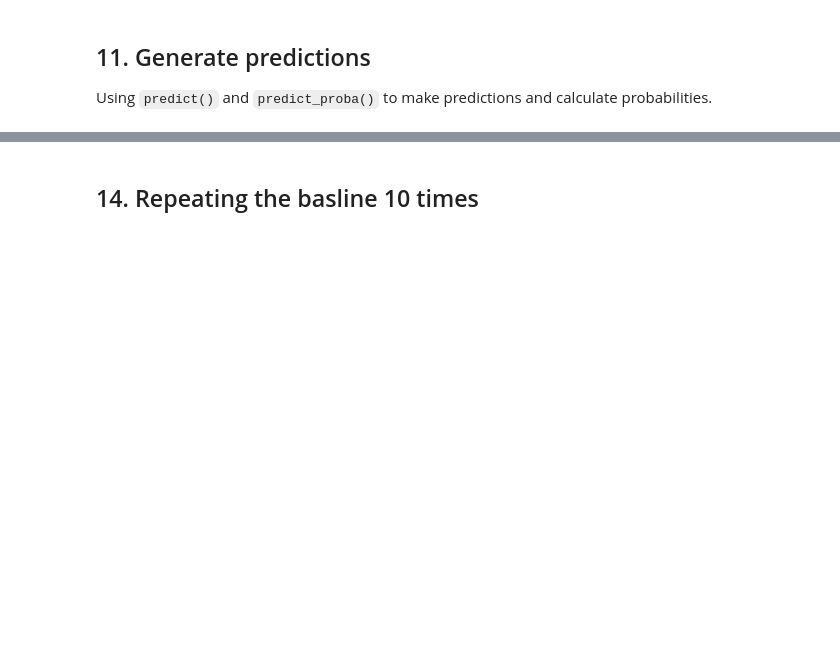
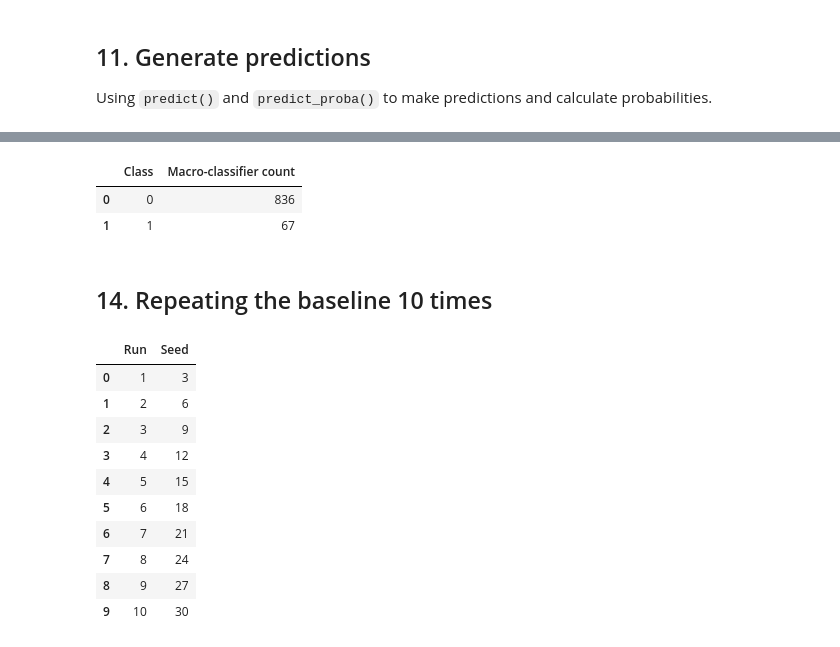
Before and after one commit to fatehbhular/Heart-Disease-Prediction-Model, a Jupyter notebook: notebooks/Task_2_Original_eLCS_Baseline.ipynb, the cells around one changed output, grey strips where cells are left out. Cells and saved outputs as stored; diff of their text form; code cells hidden in the pictures; blank space fills up the shorter version.

Commit message:
fix: Baseline Experiment code completed, needs final check.

```diff
--- a/notebooks/Task_2_Original_eLCS_Baseline.ipynb
+++ b/notebooks/Task_2_Original_eLCS_Baseline.ipynb
@@ -482,3 +515,26 @@ Final attribute accuracy: [281.7691308153629, 268.209006587017, 260.124106828158
+# %%
+# extracts the predicted class from every final macro-classifier.
+rule_classes = [
+    classifier.phenotype
+    for classifier in trainedModel.population.popSet
+]
+
+# counts the macro-classifiers associated with each class.
+classes, counts = np.unique(
+    rule_classes,
+    return_counts=True,
+)
+
+rules_by_class = pd.DataFrame({
+    "Class": classes.astype(int),
+    "Macro-classifier count": counts,
+})
+
+display(rules_by_class)
+# %% [output]
+|  | Class | Macro-classifier count |
+| 0 | 0 | 836 |
+| 1 | 1 | 67 |
 # %% [markdown]
-## 14. Repeating the basline 10 times
+## 14. Repeating the baseline 10 times
 # %%
@@ -486,4 +542,25 @@ Final attribute accuracy: [281.7691308153629, 268.209006587017, 260.124106828158
 SEEDS = [3, 6, 9, 12, 15, 18, 21, 24, 27, 30]
+# %%
+
+# creates a table recording every seed used in the repeated experiments.
+seed_table = pd.DataFrame({
+    "Run": range(1, len(SEEDS) + 1),
+    "Seed": SEEDS,
+})
+
+display(seed_table)
+# %% [output]
+|  | Run | Seed |
+| 0 | 1 | 3 |
+| 1 | 2 | 6 |
+| 2 | 3 | 9 |
+| 3 | 4 | 12 |
+| 4 | 5 | 15 |
+| 5 | 6 | 18 |
+| 6 | 7 | 21 |
+| 7 | 8 | 24 |
+| 8 | 9 | 27 |
+| 9 | 10 | 30 |
 # %%
 # runs the complete original eLCS baseline using a seed
 def run_baseline(seed):
```
Also changed, not shown: parts of 25 cells of this notebook.
